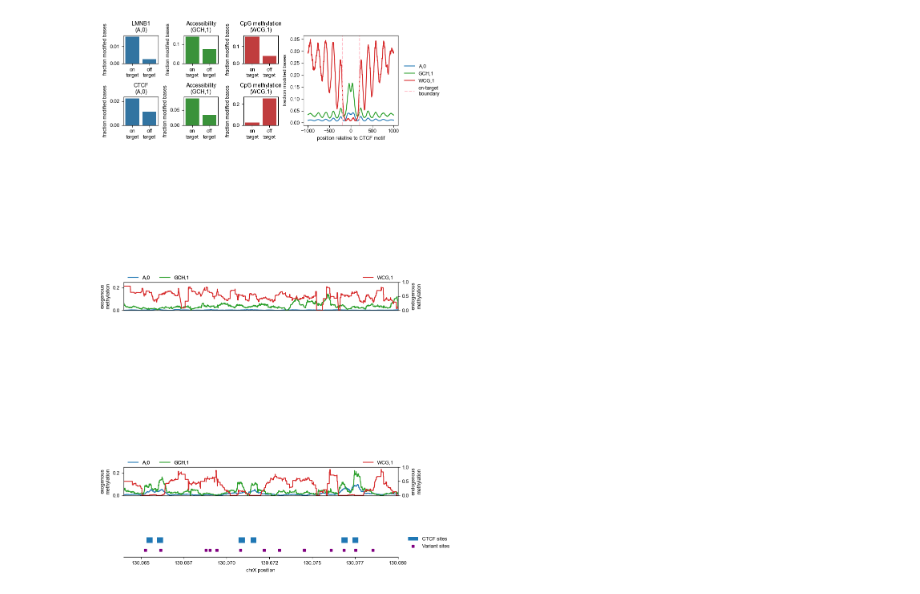
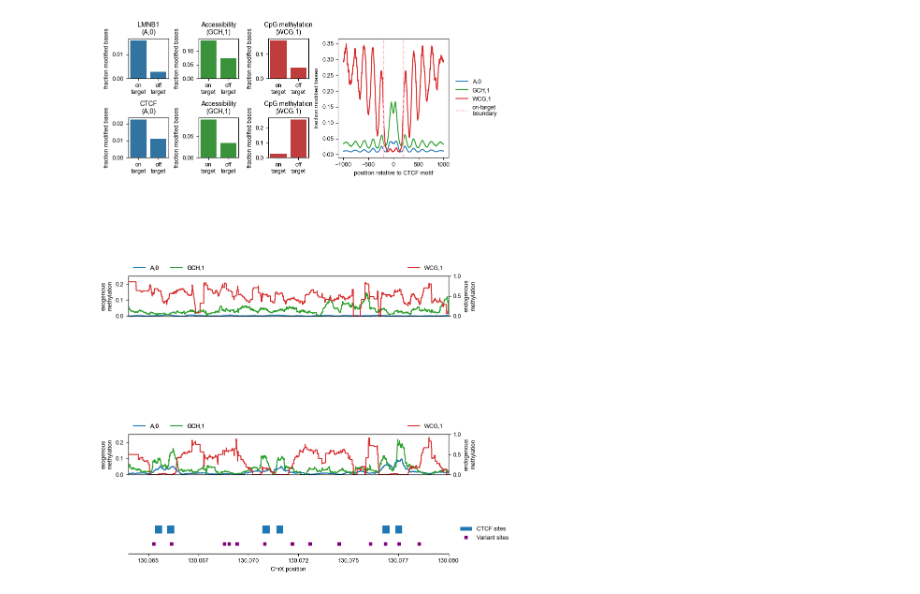
Before and after one commit to streetslab/multimodal-dimelo, a Jupyter notebook: fig2.ipynb, the cells around one changed output. Cells and saved outputs as stored; diff of their text form; code cells hidden in the pictures.

```diff
--- a/fig2.ipynb
+++ b/fig2.ipynb
@@ -21,7 +21,7 @@ bar_height = 1
 bar_width = 2
 ctcf_profile_width = 4
 full_width = bar_width * len(motifs) + ctcf_profile_width
-read_height = 2
+read_height = 1
 profile_height = 1
 sites_height = 1
 
@@ -36,7 +36,7 @@ mosaic = row_1 + row_2 + row_3 + row_4 + row_5 + row_6 + row_7
 fig, axs_dict = plt.subplot_mosaic(
     mosaic,
     layout="tight",
-    figsize = (9, 14)
+    figsize = (9, 12)
 )
 
 
@@ -172,7 +172,7 @@ single_read_plot_palette = {
 
 def plot_genomic_region(variants, peaks, start_pos, end_pos,
                         ax,
-                        chromosome="chrX",
+                        chromosome="ChrX",
                         variant_label="Variant sites",
                         peak_label="CTCF ChIP peaks"):
 
@@ -231,7 +231,7 @@ plot_genomic_region(
     start_pos=single_read_plot_center - single_read_plot_window_size,
     end_pos=single_read_plot_center + single_read_plot_window_size,
     ax=axs_dict["sites"],
-    chromosome="chrX",
+    chromosome="ChrX",
     variant_label="Variant sites",
     peak_label="CTCF sites",
 )
@@ -306,31 +306,31 @@ handles2, labels2 = hp2_ax2.get_legend_handles_labels()
 leg_left2 = hp2_ax1.legend(
     handles1, labels1,
     loc='upper left',
     bbox_to_anchor=(0, 1.4),
     ncol=2,
     frameon=False
 )
 leg_right2 = hp2_ax2.legend(
     handles2, labels2,
     loc='upper right',
     bbox_to_anchor=(1, 1.4),
     ncol=1,
     frameon=False
 )
 
 hp2_ax1.add_artist(leg_left2)
 
 hp1_ax1.set_xticks([])
 hp1_ax1.set_xlabel("")
 hp2_ax1.set_xticks([])
 hp2_ax1.set_xlabel("")
 
 axs_dict["inactivex:reads"].axis("off")
 axs_dict["activex:reads"].axis("off")
 
 
 fig.savefig(config.figure_dir / f"fig2.svg", format="svg", bbox_inches="tight")
 plt.show()
 plt.close()
 # %% [output]
-[figure, old version]
+[figure, new version]
```
